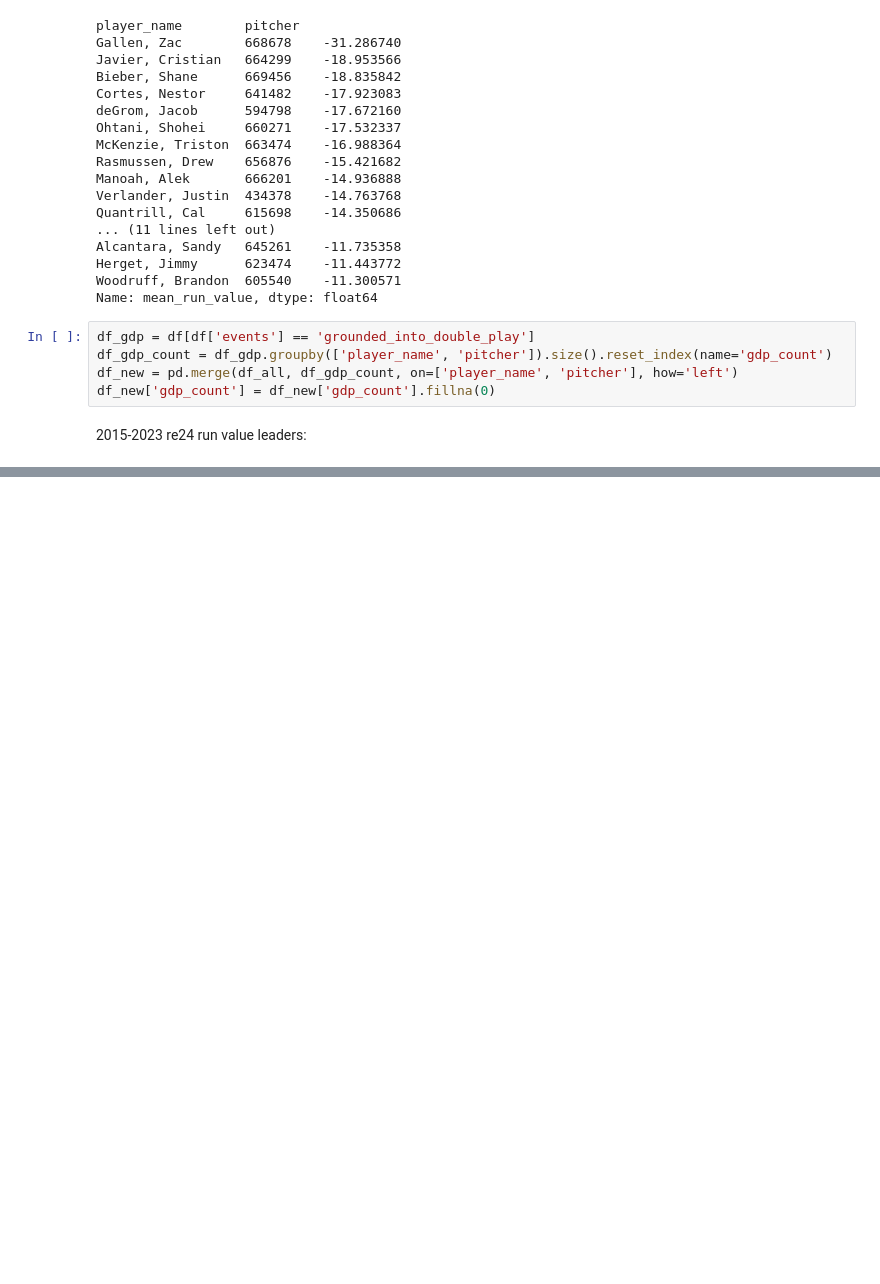
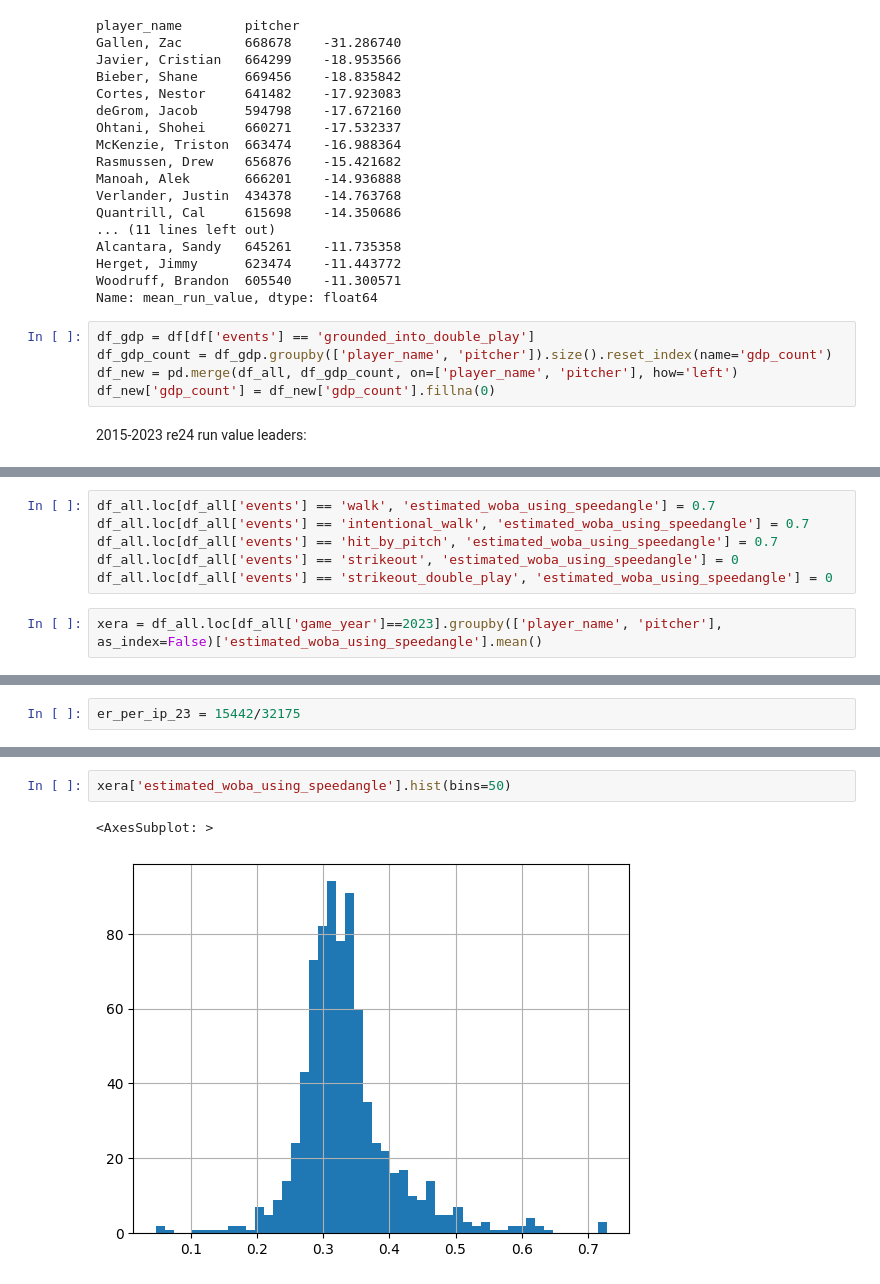
Before and after one commit to sam-walsh/xERA_plus, a Jupyter notebook: xERA_plus.ipynb, the cells around one changed output, grey strips where cells are left out. Cells and saved outputs as stored; diff of their text form; blank space fills up the shorter version.

```diff
--- a/xERA_plus.ipynb
+++ b/xERA_plus.ipynb
@@ -155,0 +406,8 @@ ValueError: Unknown label type: 'continuous'
+# %%
+df_all.loc[df_all['events'] == 'walk', 'estimated_woba_using_speedangle'] = 0.7
+df_all.loc[df_all['events'] == 'intentional_walk', 'estimated_woba_using_speedangle'] = 0.7
+df_all.loc[df_all['events'] == 'hit_by_pitch', 'estimated_woba_using_speedangle'] = 0.7
+df_all.loc[df_all['events'] == 'strikeout', 'estimated_woba_using_speedangle'] = 0
+df_all.loc[df_all['events'] == 'strikeout_double_play', 'estimated_woba_using_speedangle'] = 0
+# %%
+xera = df_all.loc[df_all['game_year']==2023].groupby(['player_name', 'pitcher'], as_index=False)['estimated_woba_using_speedangle'].mean()
@@ -155,0 +430,2 @@ ValueError: Unknown label type: 'continuous'
+# %%
+er_per_ip_23 = 15442/32175
@@ -155,0 +474,5 @@ ValueError: Unknown label type: 'continuous'
+# %%
+xera['estimated_woba_using_speedangle'].hist(bins=50)
+# %% [output]
+<AxesSubplot: >
+[figure, added]
```
Also changed, not shown: parts of 34 cells of this notebook.
